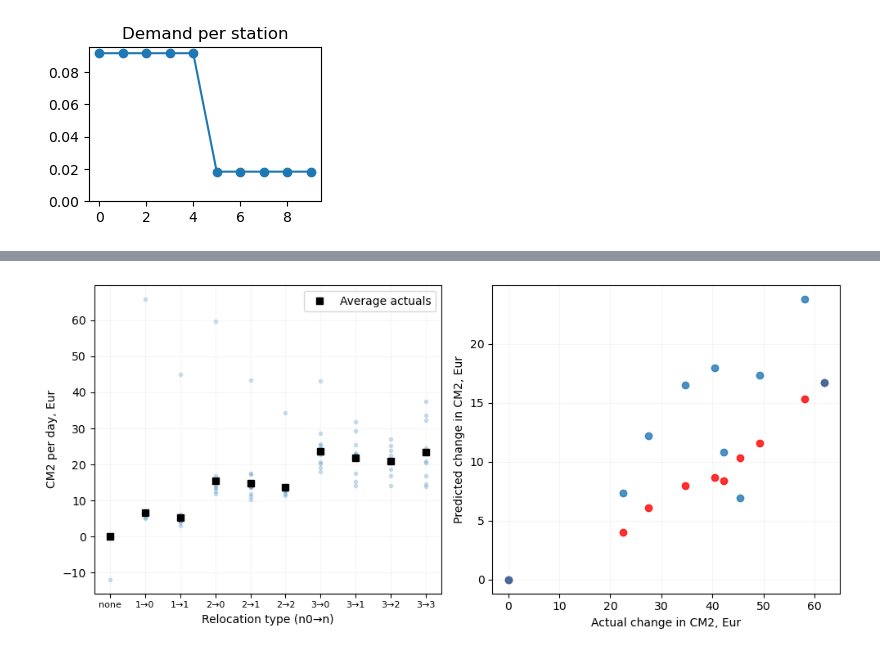
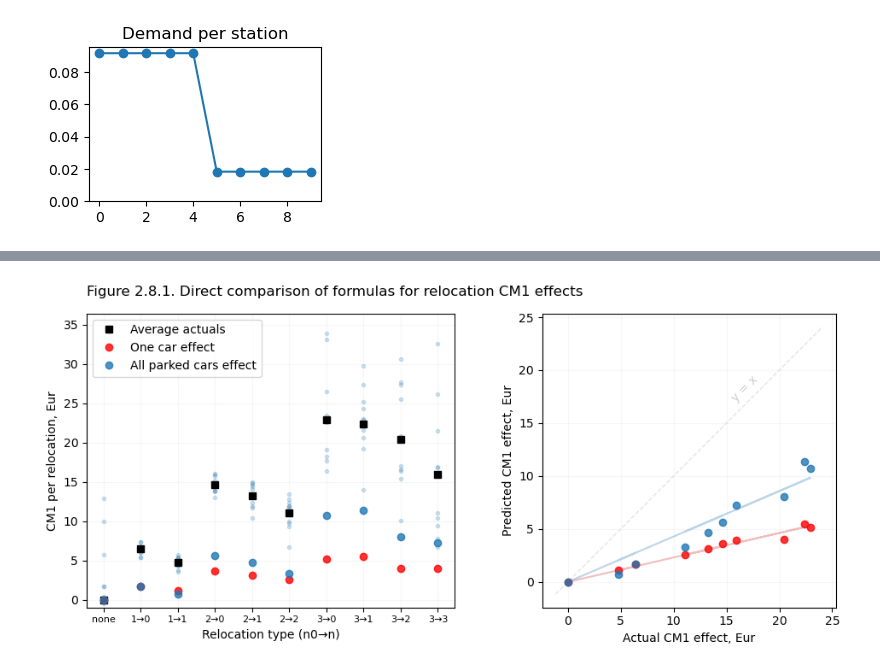
Before and after one commit to khakhalin/carsharing101, a Jupyter notebook: scripts/02relos_10formula_check.ipynb, the cells around one changed output, grey strips where cells are left out. Drawn from its saved outputs; the diff is of its cells as text; code cells hidden in the pictures.

Commit message:
Relocation math

```diff
--- a/scripts/02relos_10formula_check.ipynb
+++ b/scripts/02relos_10formula_check.ipynb
@@ -206,7 +206,7 @@ n_cars = 10
 
 # Combinations of (n0, n) - the number of cars in from and to zones - to guide relocations
 # The first combination is intentionally impossible, to trigger no relocations (baseline CM2)
-combos = [(100,100), (1,0), (1,1), (2,0), (2, 1), (2,2), (3,0), (3,1), (3,2), (3,3)]
+combos = [(100,100), (1,0), (1,1), (1,2), (2,0), (2,1), (2,2), (2,3), (3,0), (3,1), (3,2), (3,3)]
 n_combos = len(combos)
 
 memory_n_relos = np.zeros(shape=(n_experiments, n_combos))
@@ -259,44 +244,64 @@ Done
 # Visualizer
 
 plt.figure(figsize=(10, 4.5))
 
 relos_per_day = memory_n_relos / cfg.n_steps_per_experiment * cfg.time_factor
-relos_per_day[0] = 1  # To avoid division by zero
+relos_per_day[relos_per_day==0] = 1  # To avoid division by zero
 
 plt.subplot(121)
-# plt.title(f"Figure 2.7.1{letter}. The effect of imperfect relocations ({distribution} demand)", loc='left', pad=15)
+plt.title(f"Figure 2.8.1. Direct comparison of formulas for relocation CM1 effects", loc='left', pad=15)
 x = [f"{a}→{b}" for a,b in combos]
 x[0] = "none" # Replace "100→100" in particular with "none"
 baseline = cm2_memory.mean(axis=0)[0]
 
 plt.plot(x * cfg.n_experiments, (cm2_memory.flatten()-baseline)/relos_per_day.flatten(), '.', color="tab:blue", alpha=0.2)
-rpd = relos_per_day.mean(axis=0)
+rpd = relos_per_day.mean(axis=0)  # Still relos per day
 plt.plot(x, (cm2_memory.mean(axis=0)-baseline)/rpd, 'ks', label="Average actuals")
+plt.plot(x, effect1_memory.mean(axis=0)/rpd, 'ro', label="One car effect", alpha=0.8)
+plt.plot(x, effect2_memory.mean(axis=0)/rpd, 'o', color="tab:blue", label="All parked cars effect", alpha=0.8)
 
-# plt.plot(x, baseline + effect1_memory.mean(axis=0), 'ro', label="Predicted one car effect")
-# plt.plot(x, baseline + effect2_memory.mean(axis=0), 'o',
-#          color="tab:blue", label="Predicted parked cars effect")
 # Make x tick labels font smaller
 plt.xticks(fontsize=8)
 plt.xlabel("Relocation type (n0→n)")
-plt.ylabel("CM2 per day, Eur");
+plt.ylabel("CM1 per relocation, Eur");
 plt.grid(alpha=0.1)
+plt.ylim(-1, None)
 plt.legend()
 
 plt.subplot(122)
-x = (cm2_memory.mean(axis=0) - baseline)
-plt.plot(x, effect1_memory.mean(axis=0), 'ro', label="One car effect", alpha=0.8)
-plt.plot(x, effect2_memory.mean(axis=0), 'o', color="tab:blue", label="All parked cars effect", alpha=0.8)
+x = (cm2_memory.mean(axis=0) - baseline)/rpd
+y1 = effect1_memory.mean(axis=0)/rpd
+y2 = effect2_memory.mean(axis=0)/rpd
+plt.plot(x, y1, 'ro', label="One car formula", alpha=0.8)
+plt.plot(x, y2, 'o', color="tab:blue", label="All parked cars formula", alpha=0.8)
 # Get x limits and apply them to y limits
 # plt.gca().set_ylim(plt.gca().get_xlim())
-plt.xlabel("Actual change in CM2, Eur")
-plt.ylabel("Predicted change in CM2, Eur")
+plt.xlabel("Actual CM1 effect, Eur")
+plt.ylabel("Predicted CM1 effect, Eur")
 plt.grid(alpha=0.1)
 # plt.legend()
 
+colors = ["tab:red", 'tab:blue']
+for i,y in enumerate([y1, y2]):
+    # Draw colored linear trendlines through both groups of points
+    z = np.linalg.lstsq(x[:,None], y, rcond=None)[0]
+    p = lambda t: z * t
+    plt.plot(x, p(x), '-', alpha=0.3, color=colors[i])
+
+# Add a y=x guideline
+lims = [
+    np.min([plt.gca().get_xlim(), plt.gca().get_ylim()]),  # min of both axes
+    np.max([plt.gca().get_xlim(), plt.gca().get_ylim()]),  # max of both axes
+]
+plt.plot(lims, lims, 'k--', alpha=0.1, zorder=0, linewidth=1)
+plt.gca().set_aspect('equal', 'box')
+# Put a gray "y=x" label near this guideline, at 2/3 of the way, and inclined at 45 degrees
+x_text = lims[0] + (lims[1]-lims[0])*0.65
+y_text = lims[0] + (lims[1]-lims[0])*0.72
+plt.text(x_text, y_text, "y = x", color='black', rotation=45, alpha=0.2)
 
 plt.tight_layout()
 
-# plt.savefig(f"../figures/02relos_10.svg", dpi=300)
+plt.savefig(f"../figures/02relos_08comparison.svg", dpi=300)
 # %% [output]
-[figure, old version]
+[figure, new version]
```
Also changed, not shown: parts of 2 cells of this notebook, 3 other files.
